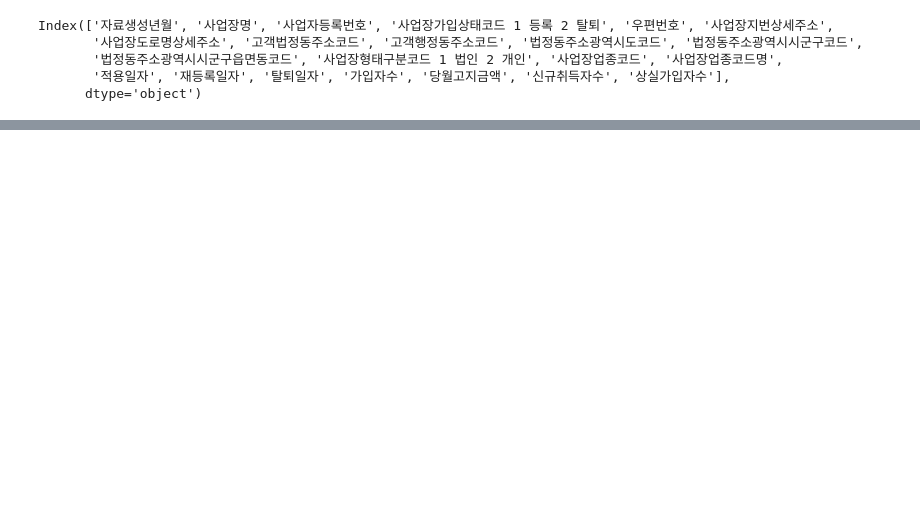
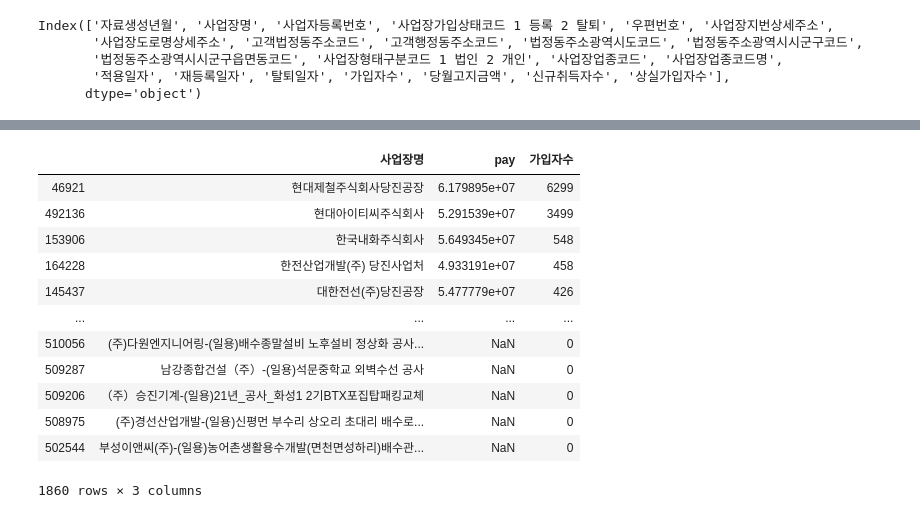
Before and after one commit to parkeunsang/toy_projects, a Jupyter notebook: salary/salary.ipynb, the cells around one changed output, grey strips where cells are left out. Cells and saved outputs as stored; diff of their text form; code cells hidden in the pictures; blank space fills up the shorter version.

```diff
--- a/salary/salary.ipynb
+++ b/salary/salary.ipynb
@@ -147,0 +120,16 @@ z
+# %%
+salary[salary['code'] == '44270'].sort_values('가입자수', ascending=False)[['사업장명', 'pay', '가입자수']]  # 당진시
+# %% [output]
+|  | 사업장명 | pay | 가입자수 |
+| 46921 | 현대제철주식회사당진공장 | 6.179895e+07 | 6299 |
+| 492136 | 현대아이티씨주식회사 | 5.291539e+07 | 3499 |
+| 153906 | 한국내화주식회사 | 5.649345e+07 | 548 |
+| 164228 | 한전산업개발(주) 당진사업처 | 4.933191e+07 | 458 |
+| 145437 | 대한전선(주)당진공장 | 5.477779e+07 | 426 |
+| ... | ... | ... | ... |
+| 510056 | (주)다원엔지니어링-(일용)배수종말설비 노후설비 정상화 공사... | NaN | 0 |
+| 509287 | 남강종합건설（주）-(일용)석문중학교 외벽수선 공사 | NaN | 0 |
+| 509206 | （주）승진기계-(일용)21년_공사_화성1 2기BTX포집탑패킹교체 | NaN | 0 |
+| 508975 | (주)경선산업개발-(일용)신평먼 부수리 상오리 초대리 배수로... | NaN | 0 |
+| 502544 | 부성이앤씨(주)-(일용)농어촌생활용수개발(면천면성하리)배수관... | NaN | 0 |
+1860 rows × 3 columns
```
Also changed, not shown: parts of 54 cells of this notebook.
